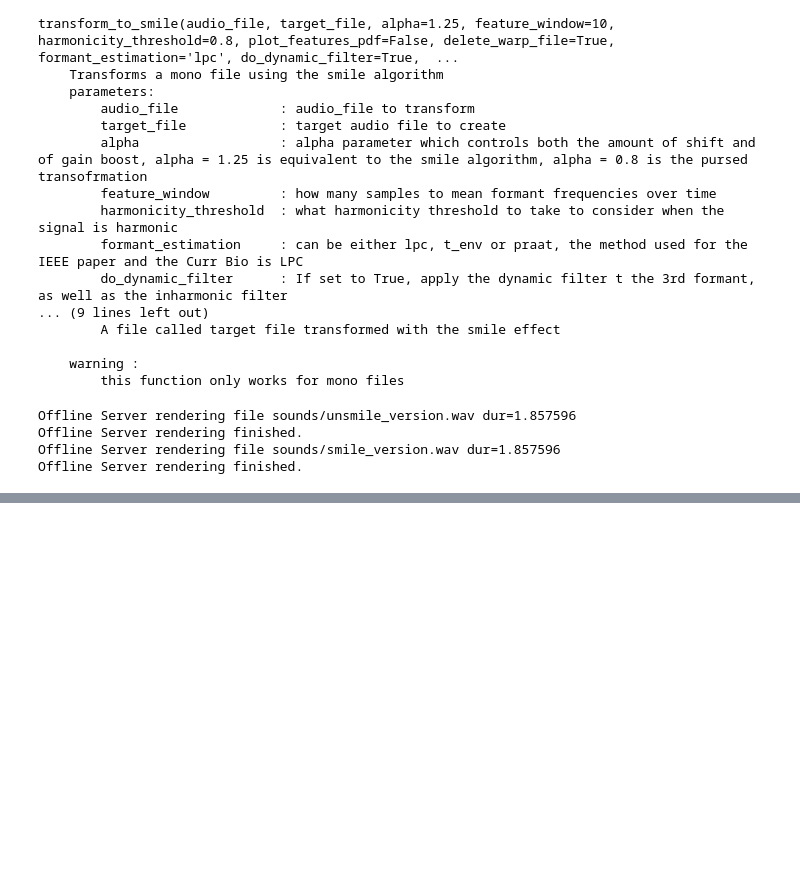
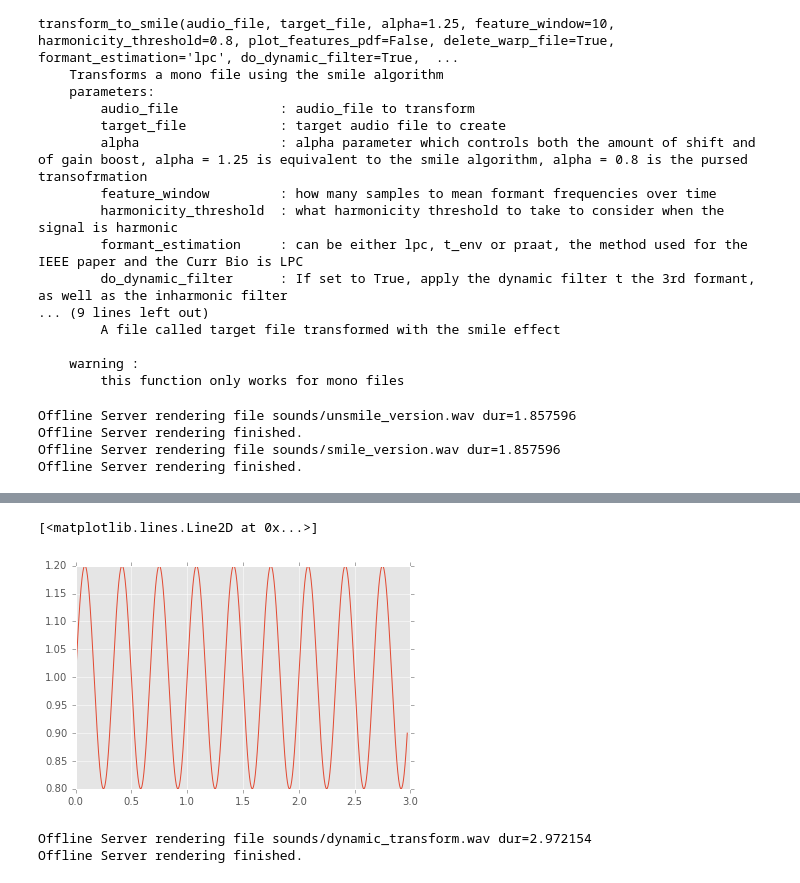
Before and after one commit to Pablo-Arias/STIM, a Jupyter notebook: notebook_examples/Ziggy_tutorial.ipynb, the cells around one changed output, grey strips where cells are left out. Cells and saved outputs as stored; diff of their text form; code cells hidden in the pictures; blank space fills up the shorter version.

```diff
--- a/notebook_examples/Ziggy_tutorial.ipynb
+++ b/notebook_examples/Ziggy_tutorial.ipynb
@@ -78,0 +129,18 @@ IPython.display.Audio("sounds/smile_version.wav")
+# %%
+r1 = 0.8
+r2 = 1.2
+
+sin_wave = (sin_wave*(r2-r1)) + r1 #renormalize y axis
+
+plt.plot(t,sin_wave)
+# %% [output]
+[<matplotlib.lines.Line2D at 0x...>]
+[figure, added]
+# %%
+transform_to_smile(audio_file= source
+                   , target_file=target
+                   , alpha=[t, sin_wave]
+                  ) #create dynamic smile transformation
+# %% [output]
+Offline Server rendering file sounds/dynamic_transform.wav dur=2.972154
+Offline Server rendering finished.
```
Also changed, not shown: parts of 13 cells of this notebook, 5 other files.
